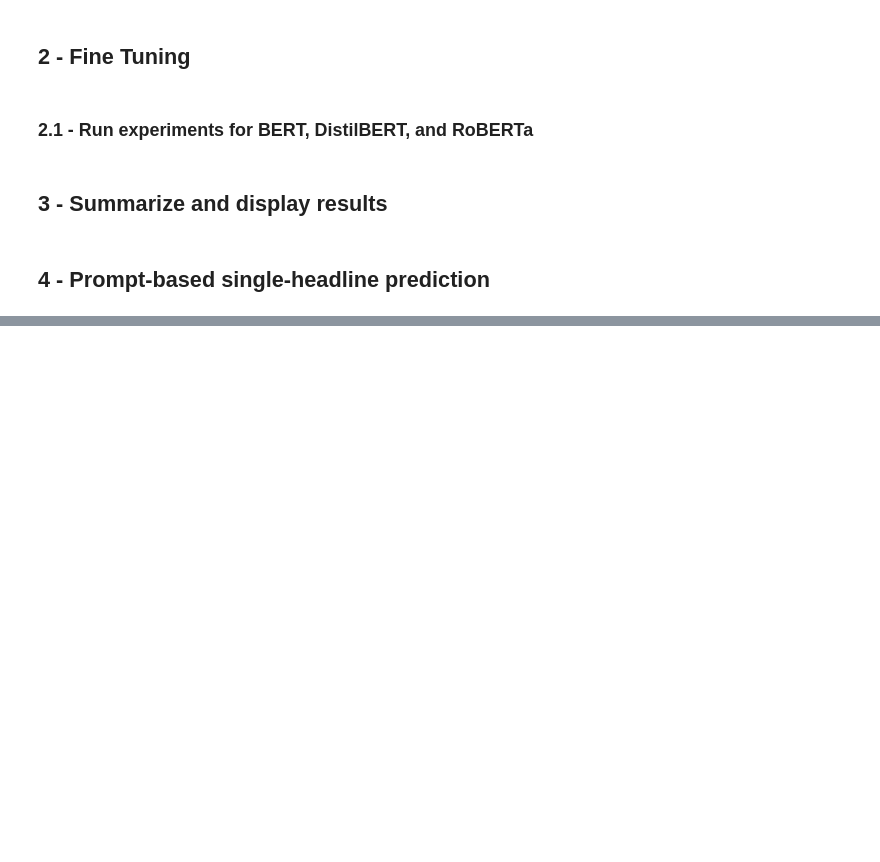
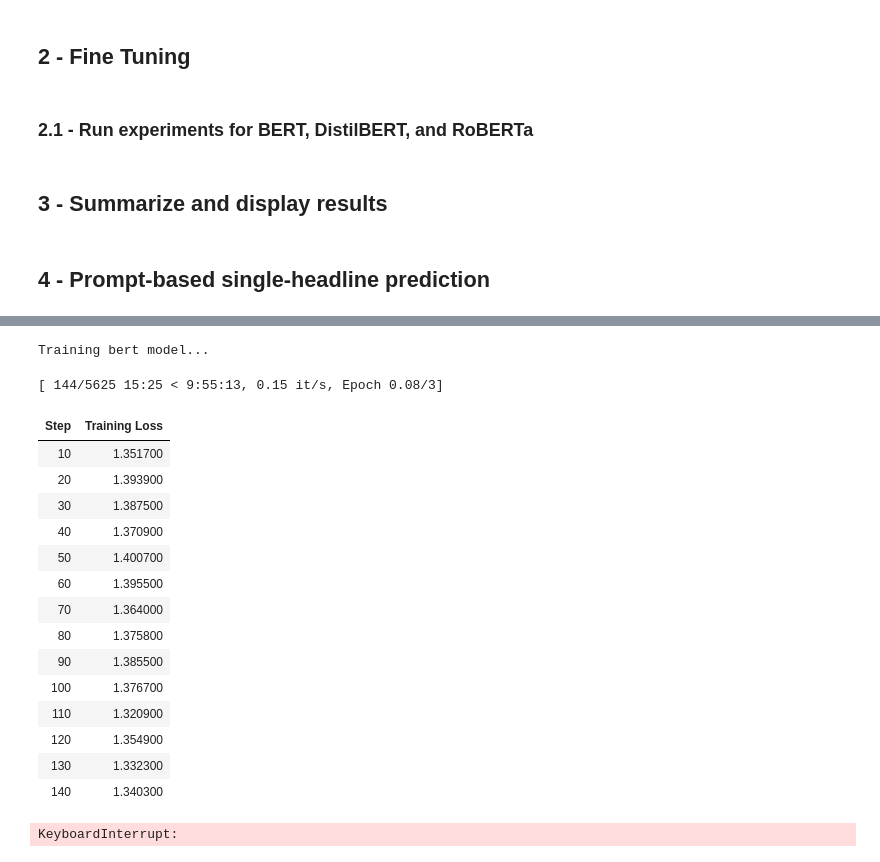
Before and after one commit to meesamamir/LLM-Project, a Jupyter notebook: LLM_Project.ipynb, the cells around one changed output, grey strips where cells are left out. Drawn from its saved outputs; the diff is of its cells as text; code cells hidden in the pictures; blank space fills up the shorter version.

```diff
--- a/LLM_Project.ipynb
+++ b/LLM_Project.ipynb
@@ -1682,0 +1827,16 @@ for name in models:
+# %%
+# After applying LoRA, set label mappings for each model:
+
+for model in [bert_model_lora, distilbert_model_lora, roberta_model_lora]:
+    model.config.label2id = {
+        "World": 0,
+        "Sports": 1,
+        "Business": 2,
+        "Sci/Tech": 3
+    }
+    model.config.id2label = {
+        0: "World",
+        1: "Sports",
+        2: "Business",
+        3: "Sci/Tech"
+    }
@@ -1682,0 +1846,46 @@ for name in models:
+# %%
+from transformers import TrainingArguments, Trainer
+import numpy as np
+from sklearn.metrics import accuracy_score, precision_recall_fscore_support
+
+# Define compute_metrics function
+def compute_metrics(eval_pred):
+    logits, labels = eval_pred
+    predictions = np.argmax(logits, axis=-1)
+    precision, recall, f1, _ = precision_recall_fscore_support(labels, predictions, average='weighted')
+    acc = accuracy_score(labels, predictions)
+    return {
+        'accuracy': acc,
+        'f1': f1,
+        'precision': precision,
+        'recall': recall
+    }
+
+# Training arguments
+training_args = TrainingArguments(
+    output_dir="./results",
+    do_eval=True,  # Evaluate at the end of each epoch
+    learning_rate=2e-5,
+    per_device_train_batch_size=16,
+    per_device_eval_batch_size=64,
+    num_train_epochs=3,
+    weight_decay=0.01,
+    logging_dir='./logs',
+    logging_steps=10,
+    report_to="none"
+)
+
+# Initialize Trainer for each model
+trainers = {}
+for model_name, model in [("bert", bert_model_lora), ("distilbert", distilbert_model_lora), ("roberta", roberta_model_lora)]:
+    trainer = Trainer(
+        model=model,
+        args=training_args,
+        train_dataset=tokenized_datasets[model_name]["train"],
+        eval_dataset=tokenized_datasets[model_name]["test"],
+        compute_metrics=compute_metrics,
+    )
+    trainers[model_name] = trainer
+    print(f"Training {model_name} model...")
+    trainer.train()
+# %% [output]
@@ -1682,0 +1893,18 @@ for name in models:
+Training bert model...
+[ 144/5625 15:25 < 9:55:13, 0.15 it/s, Epoch 0.08/3]
+| Step | Training Loss |
+| 10 | 1.351700 |
+| 20 | 1.393900 |
+| 30 | 1.387500 |
+| 40 | 1.370900 |
+| 50 | 1.400700 |
+| 60 | 1.395500 |
+| 70 | 1.364000 |
+| 80 | 1.375800 |
+| 90 | 1.385500 |
+| 100 | 1.376700 |
+| 110 | 1.320900 |
+| 120 | 1.354900 |
+| 130 | 1.332300 |
+| 140 | 1.340300 |
+KeyboardInterrupt:
```
Also changed, not shown: parts of 27 cells of this notebook.
